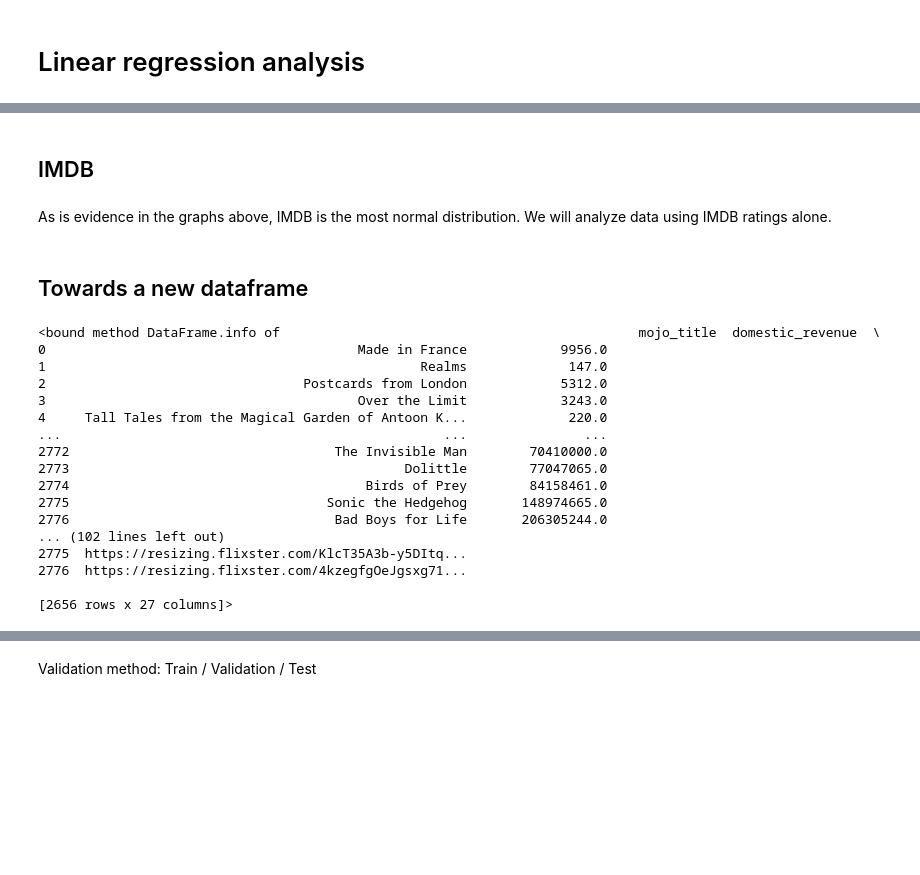
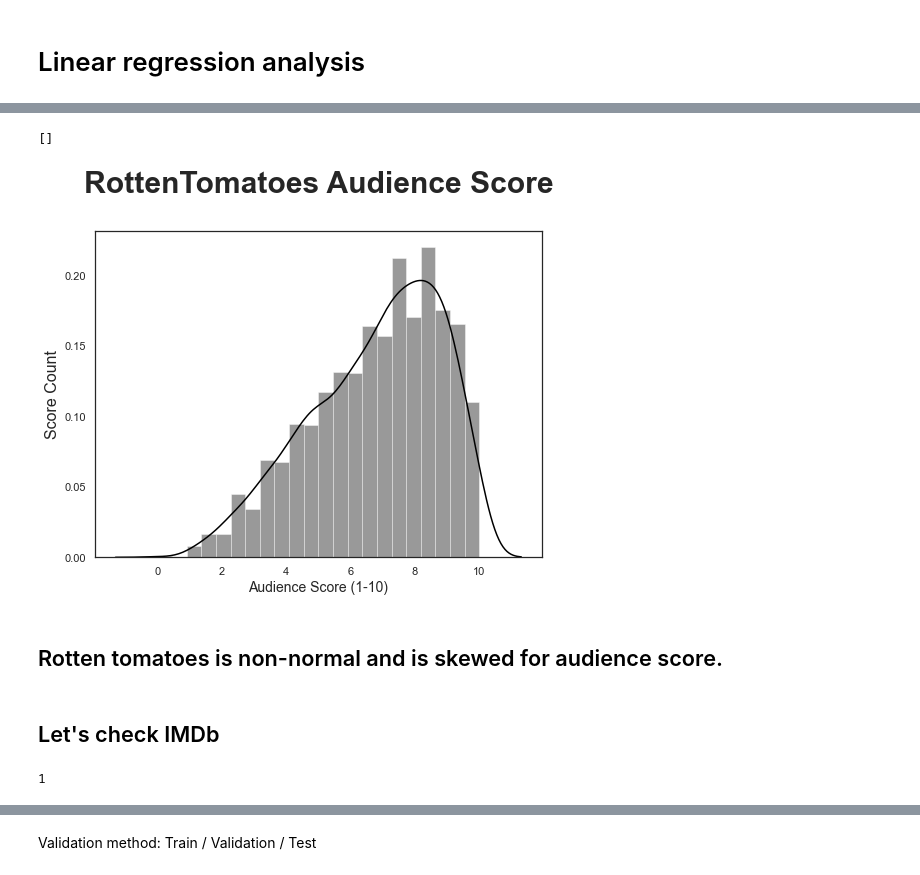
Before and after one commit to yi-ye-zhi-qiu/liamometer, a Jupyter notebook: analysis.ipynb, the cells around one changed output, grey strips where cells are left out. Drawn from its saved outputs; the diff is of its cells as text; code cells hidden in the pictures; blank space fills up the shorter version.

```diff
--- a/analysis.ipynb
+++ b/analysis.ipynb
@@ -31,4 +16,12 @@ import pandas as pd
 import matplotlib.pyplot as plt
 import numpy as np
 from sklearn.linear_model import LinearRegression
+from sklearn import linear_model
+from sklearn.linear_model import LinearRegression
+from sklearn.model_selection import cross_val_score
+from sklearn.model_selection import KFold
+regression = LinearRegression(normalize=True)
 import seaborn as sns
+import missingno as mno
+
+sns.set(style="white")
@@ -238,2 +68,0 @@ Name: mojo_title, Length: 2658, dtype: object>
-# %%
-tomato_final.drop_duplicates(subset='mojo_title', inplace=True)
@@ -524,9 +68,0 @@ df['opening_revenue'] = pd.to_numeric(df['opening_revenue'])
-# %%
-plt.figure(figsize=(12,12))
-cor = df.corr()
-
-sns.set(font_scale = 2)
-
-a =sns.heatmap(cor, annot=False, cmap="Blues")
-
-a.set_ylabel("Category",fontsize=30)
@@ -546,14 +68,0 @@ Regardless of that, seeing as there's little relationships between them, it's be
-# %%
-sns.set(font_scale = 2)
-
-sns.set_style(style='white')
-fig, ax = plt.subplots(figsize=(15,10))
-sns.distplot( df["imdbscore"] , color="skyblue", label="IMDB's score",hist=None)
-sns.distplot( df["mc_audiencescore"]/10 , color="green", label="RottenTomatoe's audience score",hist=None)
-
-sns.distplot( df["tomato_audiencescore"]/10 , color="red", label="RottenTomatoe's audience score", hist=None)
-fig.legend(labels=['IMDB','Metacritic', 'RottenTomatoes'])
-ax.set_title("Review Distributions", fontsize=30, weight='bold', y=1.1)
-ax.set(xlabel="Audience Rating (scaled to 1-10)",
-       ylabel="KDE Estimate", xlim=(0, 10))
-sns.despine()
@@ -593,26 +68,0 @@ sns.displot(df, x="tomato_audiencescore")
-# %% [markdown]
-## IMDB
-# %% [markdown]
-As is evidence in the graphs above, IMDB is the most normal distribution. We will analyze data using IMDB ratings alone.
-# %% [markdown]
-## Towards a new dataframe
-# %%
-df.info
-# %% [output]
-<bound method DataFrame.info of                                              mojo_title  domestic_revenue  \
-0                                        Made in France            9956.0
-1                                                Realms             147.0
-2                                 Postcards from London            5312.0
-3                                        Over the Limit            3243.0
-4     Tall Tales from the Magical Garden of Antoon K...             220.0
-...                                                 ...               ...
-2772                                  The Invisible Man        70410000.0
-2773                                           Dolittle        77047065.0
-2774                                      Birds of Prey        84158461.0
-2775                                 Sonic the Hedgehog       148974665.0
-2776                                  Bad Boys for Life       206305244.0
-... (102 lines left out)
-2775  https://resizing.flixster.com/KlcT35A3b-y5DItq...
-2776  https://resizing.flixster.com/4kzegfgOeJgsxg71...
-
-[2656 rows x 27 columns]>
@@ -630,0 +69,21 @@ df_new = df_new.drop(columns=['domestic_revenue', 'international_reveneue', 'ope
+# %%
+plt.figure(figsize=(8, 6))
+sns.set_style(style='white')
+# plt.scatter(test_set_pred, y_test, alpha=.1,  scatter_kws={"color": "black"}, line_kws={"color": "red"})
+ax = sns.distplot(tomato_final['tomato_audiencescore']/10, color="black")
+ax.set_title("RottenTomatoes Audience Score", fontsize=30, weight='bold', y=1.1)
+
+plt.xlabel('Audience Score (1-10)', fontsize=14)
+plt.ylabel('Score Count', fontsize=16)
+plt.plot()
+# %% [output]
+[]
+[figure, added]
+# %% [markdown]
+## Rotten tomatoes is non-normal and is skewed for audience score.
+# %% [markdown]
+## Let's check IMDb
+# %%
+imdb['imdbscore'].isna().sum()
+# %% [output]
+1
```
Also changed, not shown: parts of 176 cells of this notebook, 1 other file.
